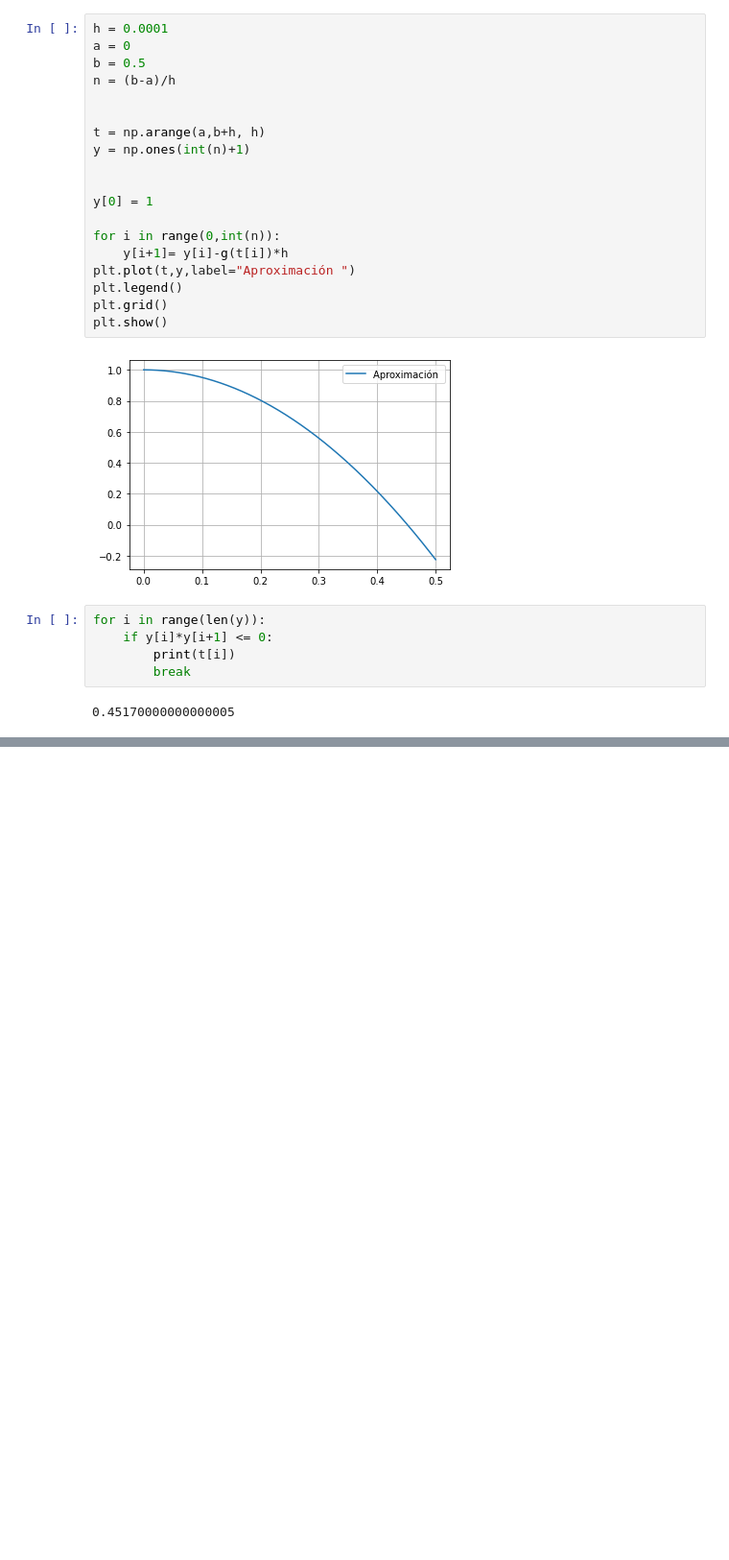
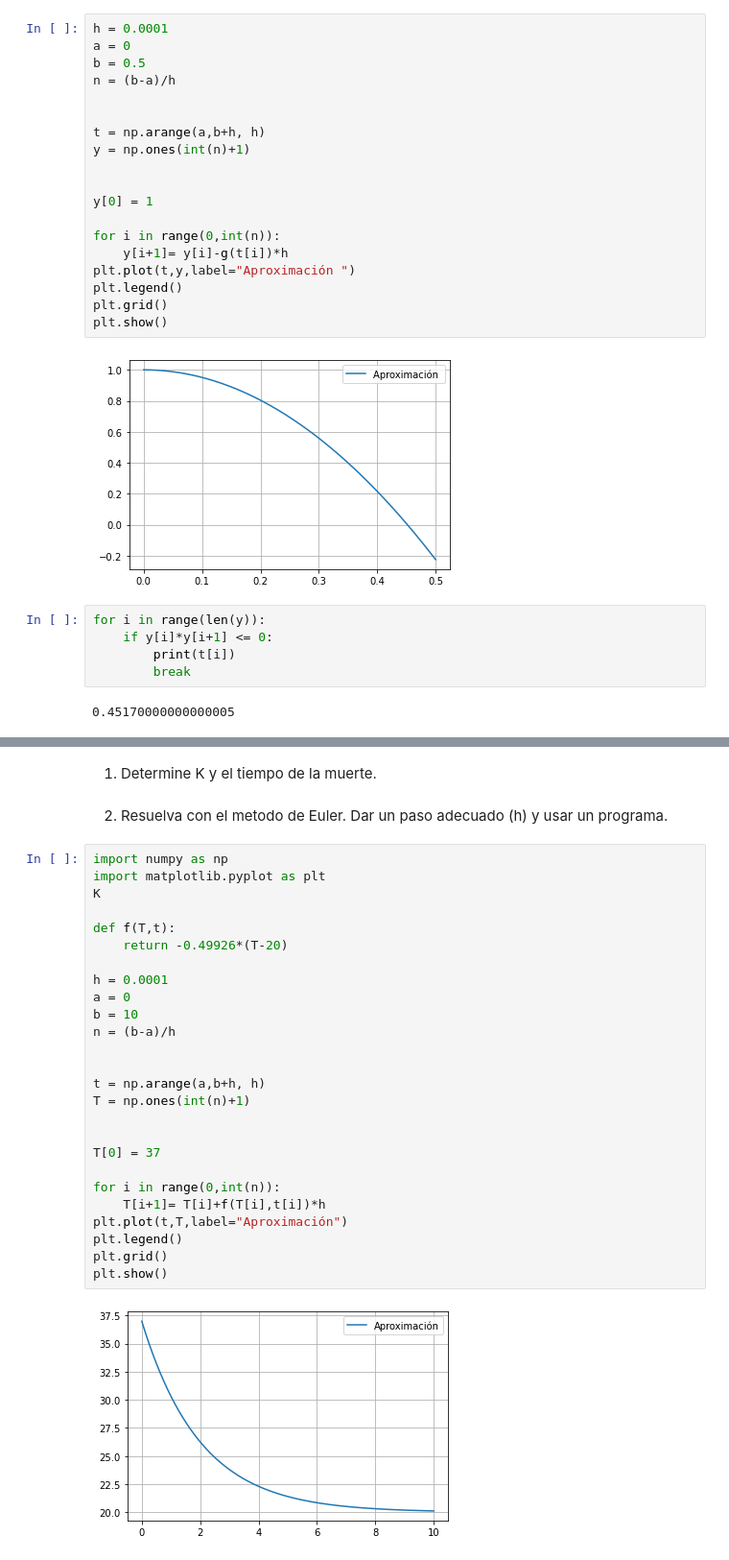
Before and after one commit to CodeJVG/SageMath, a Jupyter notebook: Laboratorios/Laboratorio 2.ipynb, the cells around one changed output, grey strips where cells are left out. Shown: that part at 96% size. Saved outputs shown, nothing was run; the diff lists cells and outputs as text; blank space fills up the shorter version.

```diff
--- a/Laboratorios/Laboratorio 2.ipynb
+++ b/Laboratorios/Laboratorio 2.ipynb
@@ -246,0 +258,32 @@ for i in range(len(y)):
+# %% [markdown]
+1. Determine K y el tiempo de la muerte.
+# %% [markdown]
+2. Resuelva con el metodo de Euler. Dar un paso adecuado (h) y usar un programa.
+# %%
+import numpy as np
+import matplotlib.pyplot as plt
+K
+
+def f(T,t):
+    return -0.49926*(T-20)
+
+h = 0.0001
+a = 0
+b = 10
+n = (b-a)/h
+
+
+t = np.arange(a,b+h, h)
+T = np.ones(int(n)+1)
+
+
+T[0] = 37
+
+for i in range(0,int(n)):
+    T[i+1]= T[i]+f(T[i],t[i])*h
+plt.plot(t,T,label="Aproximación")
+plt.legend()
+plt.grid()
+plt.show()
+# %% [output]
+[figure, added]
```
Also changed, not shown: parts of 6 cells of this notebook.
